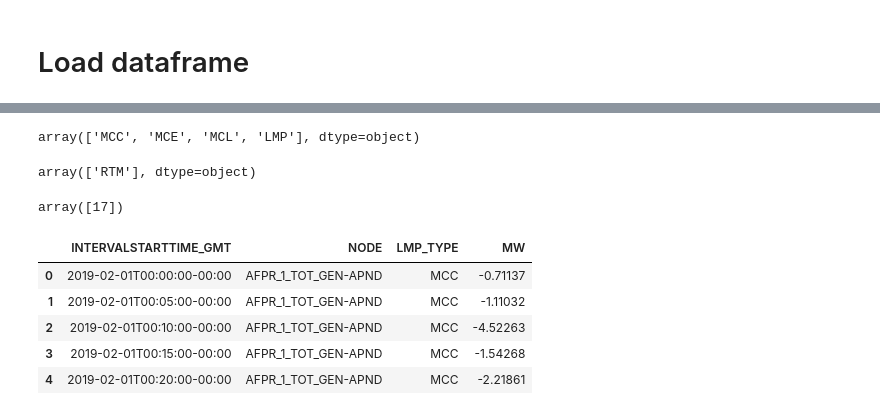
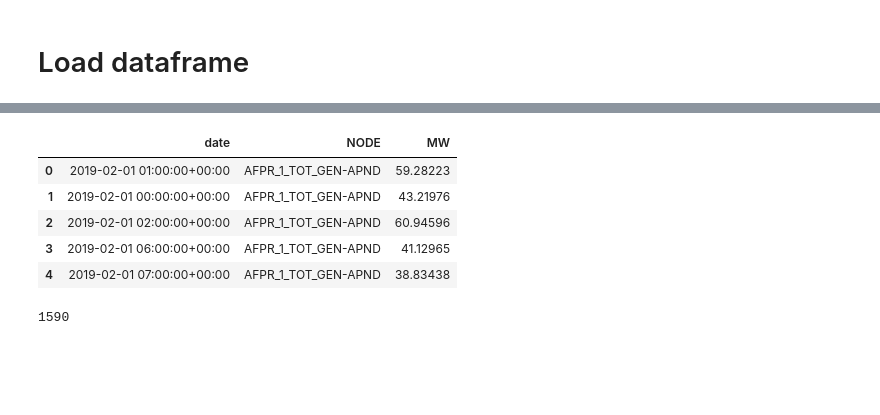
Before and after one commit to caheredia/caiso_connector, a Jupyter notebook: process_df.ipynb, the cells around one changed output, grey strips where cells are left out. Saved outputs shown, nothing was run; the diff lists cells and outputs as text; code cells hidden in the pictures; blank space fills up the shorter version.

```diff
--- a/process_df.ipynb
+++ b/process_df.ipynb
@@ -15,7 +15,3 @@ download_csv_file(target_url, ZIP_DIRECTORY)
 unzip_csv(ZIP_DIRECTORY)
 # %% [markdown]
 # Load dataframe
-# %%
-for file in find_csv_files(ZIP_DIRECTORY):
-    df = (pd.read_csv(file)
-          .drop(columns=['OPR_DT', 'NODE_ID_XML']))
@@ -31,24 +18,19 @@ df.head()
-# %%
-df['LMP_TYPE'].unique()
-# %% [output]
-array(['MCC', 'MCE', 'MCL', 'LMP'], dtype=object)
-# %%
-df['MARKET_RUN_ID'].unique()
-# %% [output]
-array(['RTM'], dtype=object)
-# %%
-df['OPR_HR'].unique()
-# %% [output]
-array([17])
 # %%
 lmp_columns = ['INTERVALSTARTTIME_GMT', 'NODE','LMP_TYPE','MW']
 for file in find_csv_files(ZIP_DIRECTORY):
-    df = pd.read_csv(file, usecols=lmp_columns)
+    df = (pd.read_csv(file, usecols=lmp_columns)
+          .rename(columns = {'INTERVALSTARTTIME_GMT':'date'}))
+    df.date = pd.to_datetime(df.date)
+    df = df[df["LMP_TYPE"]=="LMP"].drop(columns=['LMP_TYPE'])
 df.head()
 # %% [output]
-|  | INTERVALSTARTTIME_GMT | NODE | LMP_TYPE | MW |
-| 0 | 2019-02-01T00:00:00-00:00 | AFPR_1_TOT_GEN-APND | MCC | -0.71137 |
-| 1 | 2019-02-01T00:05:00-00:00 | AFPR_1_TOT_GEN-APND | MCC | -1.11032 |
-| 2 | 2019-02-01T00:10:00-00:00 | AFPR_1_TOT_GEN-APND | MCC | -4.52263 |
-| 3 | 2019-02-01T00:15:00-00:00 | AFPR_1_TOT_GEN-APND | MCC | -1.54268 |
-| 4 | 2019-02-01T00:20:00-00:00 | AFPR_1_TOT_GEN-APND | MCC | -2.21861 |
+|  | date | NODE | MW |
+| 0 | 2019-02-01 01:00:00+00:00 | AFPR_1_TOT_GEN-APND | 59.28223 |
+| 1 | 2019-02-01 00:00:00+00:00 | AFPR_1_TOT_GEN-APND | 43.21976 |
+| 2 | 2019-02-01 02:00:00+00:00 | AFPR_1_TOT_GEN-APND | 60.94596 |
+| 3 | 2019-02-01 06:00:00+00:00 | AFPR_1_TOT_GEN-APND | 41.12965 |
+| 4 | 2019-02-01 07:00:00+00:00 | AFPR_1_TOT_GEN-APND | 38.83438 |
+# %%
+print(len(df['NODE'].unique()))
+# %% [output]
+1590
```
Also changed, not shown: parts of 3 cells of this notebook, 3 other files.
